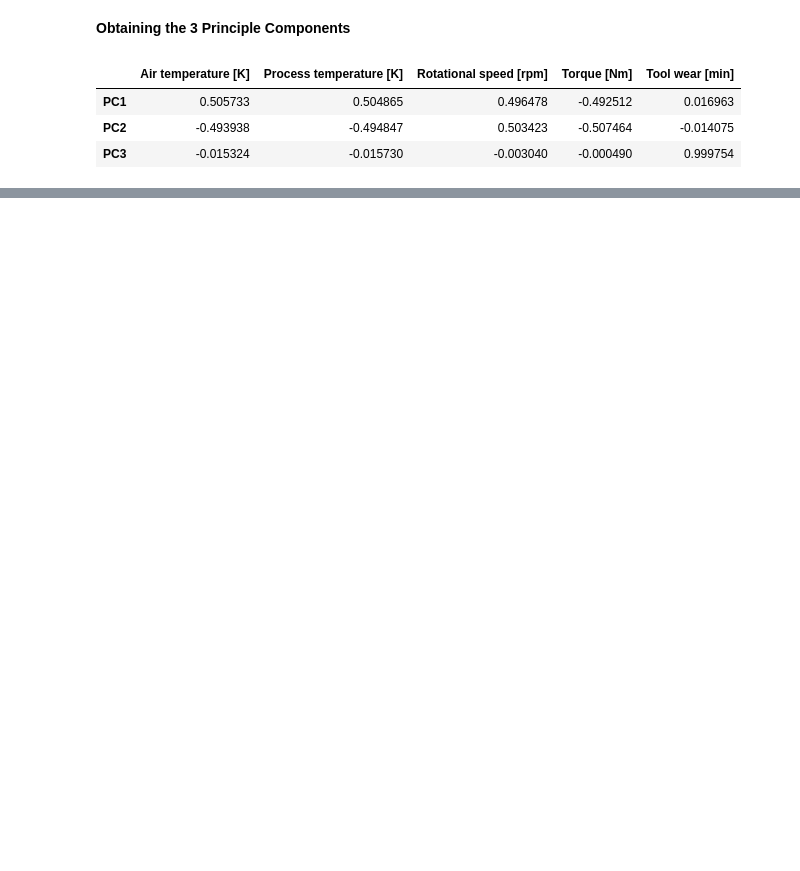
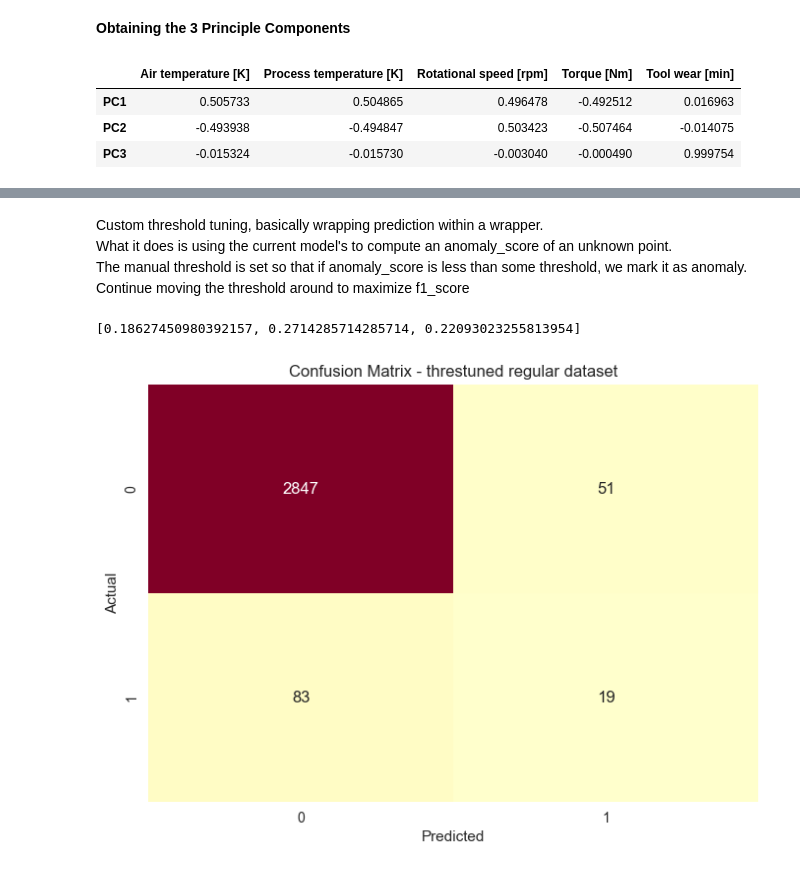
Before and after one commit to wilsonnguyen5163/INSE6220, a Jupyter notebook: Project.ipynb, the cells around one changed output, grey strips where cells are left out. Saved outputs shown, nothing was run; the diff lists cells and outputs as text; code cells hidden in the pictures; blank space fills up the shorter version.

```diff
--- a/Project.ipynb
+++ b/Project.ipynb
@@ -285,0 +345,6 @@ X_pca_transformed['loadings']
+# %%
+from sklearn.metrics import roc_auc_score, confusion_matrix, precision_recall_fscore_support
+
+def output_formatter(predictions):
+    predictions = np.where(predictions == 1, 0, 1)
+    return predictions
@@ -285,0 +385,41 @@ X_pca_transformed['loadings']
+# %%
+best_IFregular_i = np.argmax(IF_scores[:,2])
+IF_nontuned_regular_model = models[best_IFregular_i]
+# %% [markdown]
+Custom threshold tuning, basically wrapping prediction within a wrapper.
+What it does is using the current model's to compute an anomaly_score of an unknown point.
+The manual threshold is set so that if anomaly_score is less than some threshold, we mark it as anomaly.
+Continue moving the threshold around to maximize f1_score
+# %%
+best_f1 = 0
+best_score = []
+best_model = None
+best_params = None
+
+IF_nontuned_regular_model.fit(X_scaled_train[y == 0])
+scores = np.array(IF_nontuned_regular_model.decision_function(X_scaled_test))
+
+for thresh in np.linspace(-1, 1, 2000):
+    preds = (scores < thresh).astype(int)  # 1 = anomaly
+    p = precision_score(y_test, preds)
+    r = recall_score(y_test, preds)
+    f1 = f1_score(y_test, preds)
+    if f1 > best_f1:
+        best_f1 = f1
+        best_score = [r, p, f1]
+        best_model = IF_nontuned_regular_model
+        best_params = IF_nontuned_regular_model.get_params()
+        best_params['threshold'] = thresh
+best_score
+# %% [output]
+[0.18627450980392157, 0.2714285714285714, 0.22093023255813954]
+# %%
+predictions_thresholdTuned = (IF_nontuned_regular_model.decision_function(X_scaled_test) < best_params['threshold']).astype(int)
+
+sns.heatmap(confusion_matrix(y_test, predictions_thresholdTuned), annot=True, fmt="d", cmap= 'YlOrRd', cbar=False)
+plt.xlabel("Predicted")
+plt.ylabel("Actual")
+plt.title("Confusion Matrix - threstuned regular dataset")
+plt.show()
+# %% [output]
+[figure, added]
```
Also changed, not shown: parts of 70 cells of this notebook.
